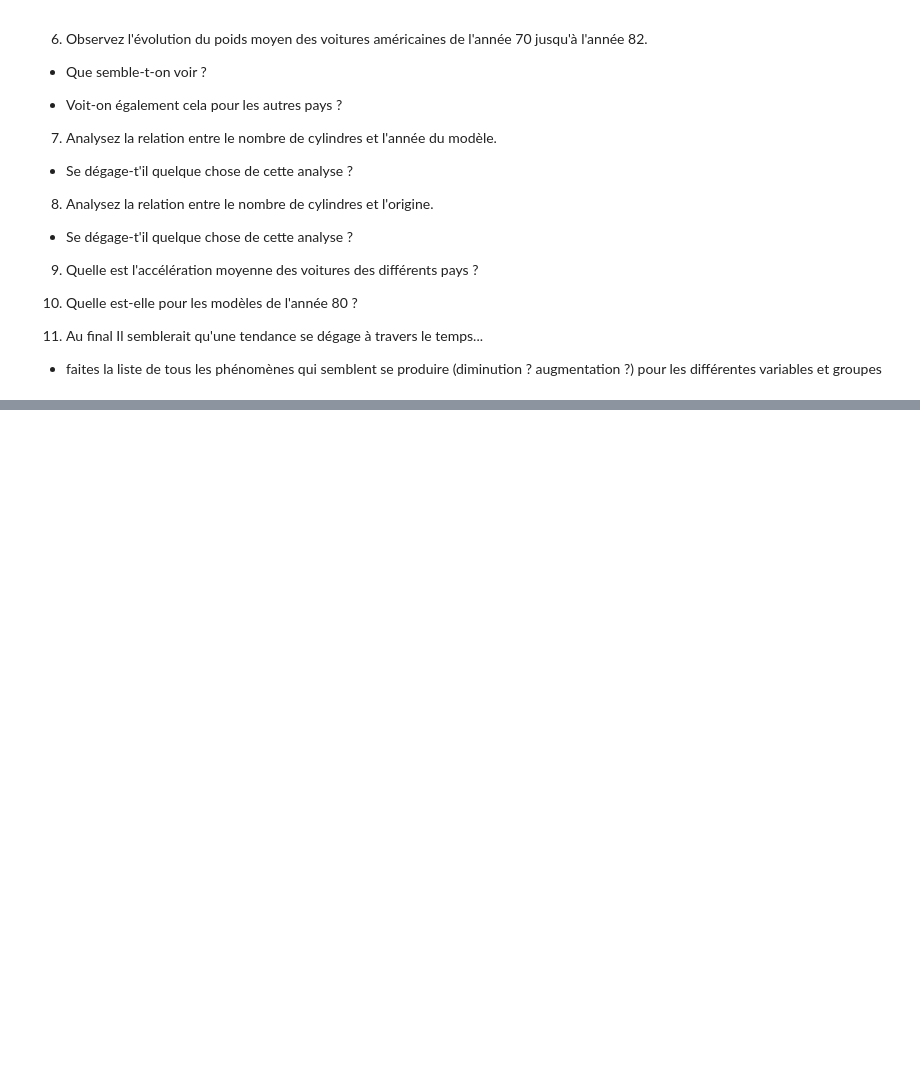
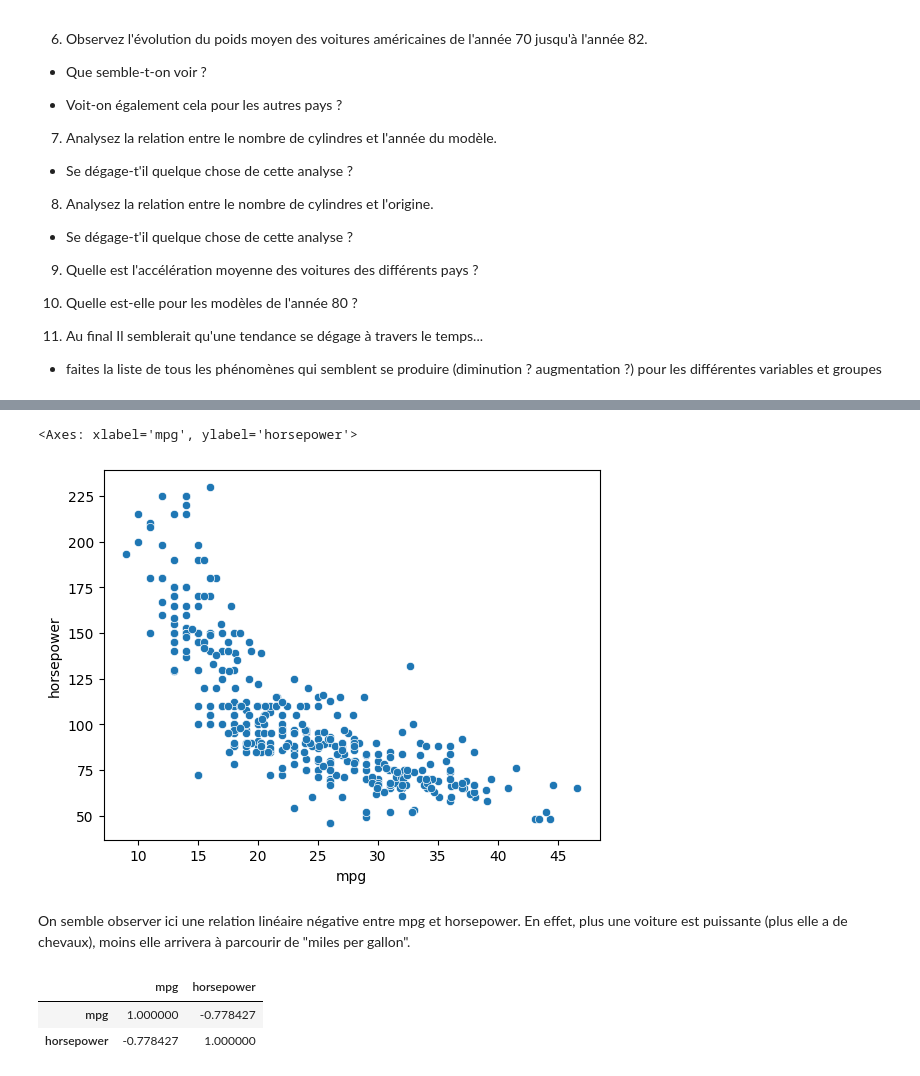
Before and after one commit to surybang/intro_analyse_de_donnees, a Jupyter notebook: Exercice_2.ipynb, the cells around one changed output, grey strips where cells are left out. Cells and saved outputs as stored; diff of their text form; code cells hidden in the pictures; blank space fills up the shorter version.

```diff
--- a/Exercice_2.ipynb
+++ b/Exercice_2.ipynb
@@ -76,0 +148,14 @@ df
+# %%
+sns.scatterplot(data=df, x=df['mpg'], y=df['horsepower'])
+# %% [output]
+<Axes: xlabel='mpg', ylabel='horsepower'>
+[figure, added]
+# %% [markdown]
+On semble observer ici une relation linéaire négative entre mpg et horsepower. En effet, plus une voiture est puissante (plus elle a de chevaux), moins elle arrivera à parcourir de "miles per gallon".
+# %%
+subset_corr_df = df[['mpg', 'horsepower']]
+subset_corr_df.corr()
+# %% [output]
+|  | mpg | horsepower |
+| mpg | 1.000000 | -0.778427 |
+| horsepower | -0.778427 | 1.000000 |
```
Also changed, not shown: parts of 22 cells of this notebook.
